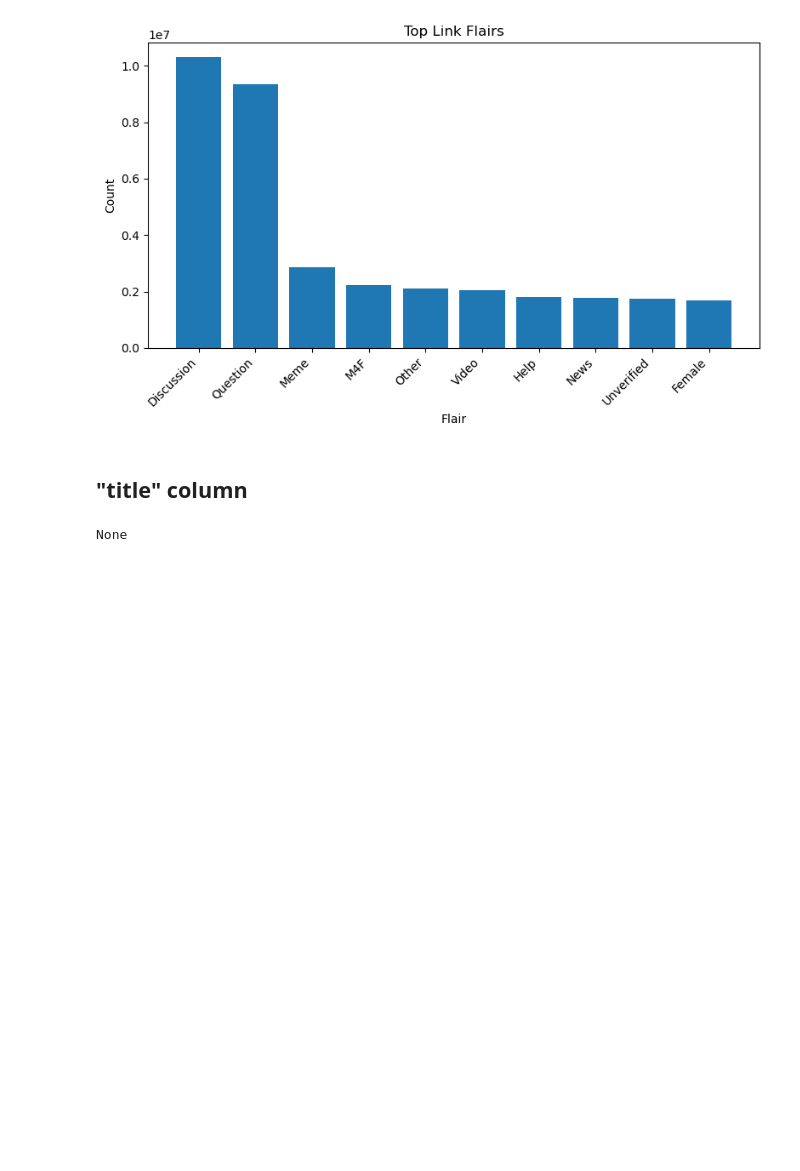
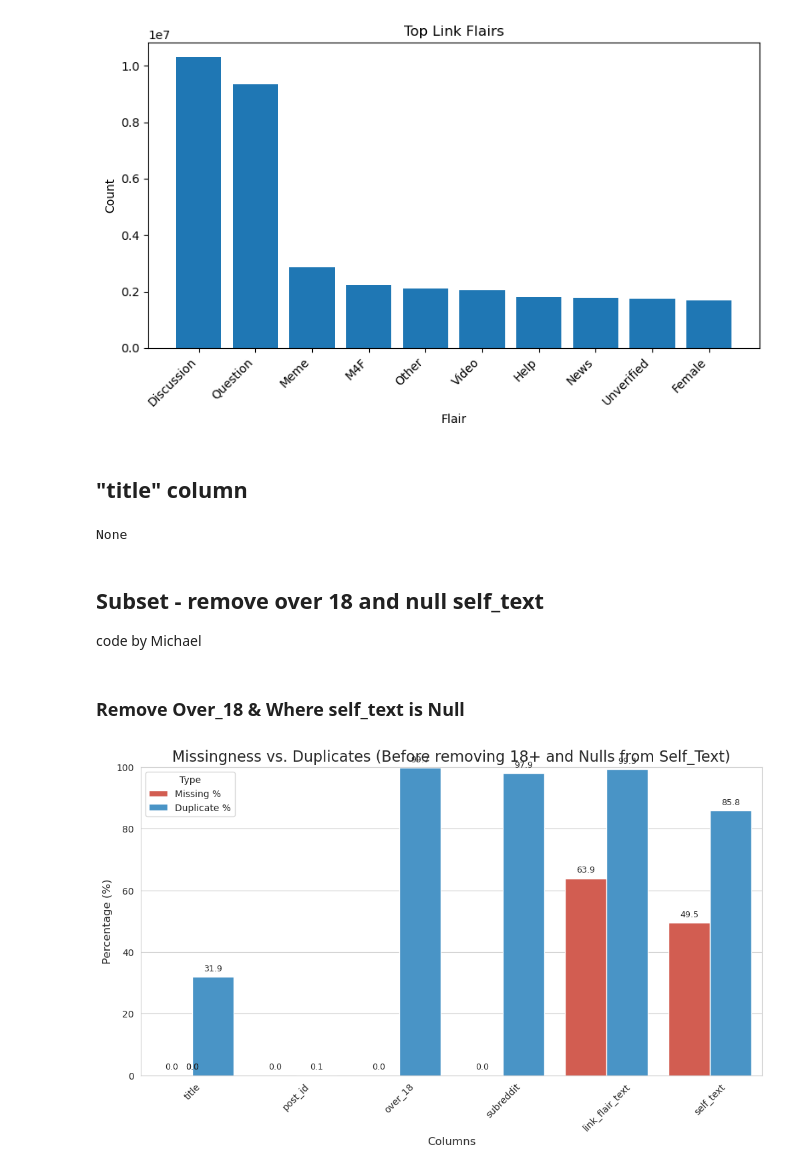
Before and after one commit to gkao25/dsc-232r-project, a Jupyter notebook: EDA.ipynb, the cells around one changed output. Saved outputs shown, nothing was run; the diff lists cells and outputs as text; code cells hidden in the pictures; blank space fills up the shorter version.

```diff
--- a/EDA.ipynb
+++ b/EDA.ipynb
@@ -278,3 +278,71 @@ title_lengths
 print(title_lengths)
 # %% [output]
 None
+# %% [markdown]
+## Subset - remove over 18 and null self_text
+
+code by Michael
+# %%
+# gkao/shared/
+# load all csv files from shared folder into one df
+df = spark.read.csv("../gkao/shared/outputRS_2021-07.csv", header=True, inferSchema=True)
+# %% [markdown]
+### Remove Over_18 & Where self_text is Null
+# %%
+import matplotlib.pyplot as plt
+import seaborn as sns
+import pandas as pd
+from pyspark.sql import functions as F
+
+# 1. Calculate the metrics in Spark
+total_rows = df.count()
+
+stats_exprs = []
+for c in df.columns:
+    # Missingness
+    stats_exprs.append(
+        (F.count(F.when(F.col(c).isNull() | F.isnan(F.col(c)), c)) / total_rows * 100).alias(f"{c}_missing")
+    )
+    # Column-level duplicates
+    stats_exprs.append(
+        ((total_rows - F.countDistinct(c)) / total_rows * 100).alias(f"{c}_duplicate")
+    )
+
+# 2. Collect to Pandas
+# This is efficient because the result is just 1 row with 2x columns
+summary_dict = df.select(stats_exprs).first().asDict()
+
+# 3. Reshape the data for plotting
+plot_data = []
+for col in df.columns:
+    plot_data.append({'Column': col, 'Type': 'Missing %', 'Value': summary_dict[f"{col}_missing"]})
+    plot_data.append({'Column': col, 'Type': 'Duplicate %', 'Value': summary_dict[f"{col}_duplicate"]})
+
+pdf = pd.DataFrame(plot_data)
+
+# 4. Create the Bar Graph
+plt.figure(figsize=(12, 6))
+sns.set_style("whitegrid")
+
+ax = sns.barplot(x='Column', y='Value', hue='Type', data=pdf, palette=['#e74c3c', '#3498db'])
+
+# Formatting the chart
+plt.title('Missingness vs. Duplicates (Before removing 18+ and Nulls from Self_Text)', fontsize=16)
+plt.ylabel('Percentage (%)', fontsize=12)
+plt.xlabel('Columns', fontsize=12)
+plt.xticks(rotation=45)
+plt.ylim(0, 100) # Ensure scale is 0-100%
+
+# Add text labels on top of bars
+for p in ax.patches:
+    ax.annotate(format(p.get_height(), '.1f'),
+                (p.get_x() + p.get_width() / 2., p.get_height()),
+                ha = 'center', va = 'center',
+                xytext = (0, 9),
+                textcoords = 'offset points',
+                fontsize=9)
+
+# plt.tight_layout()
+plt.show()
+# %% [output]
+[figure, added]
```
Also changed, not shown: parts of 3 cells of this notebook, 1 other file.
